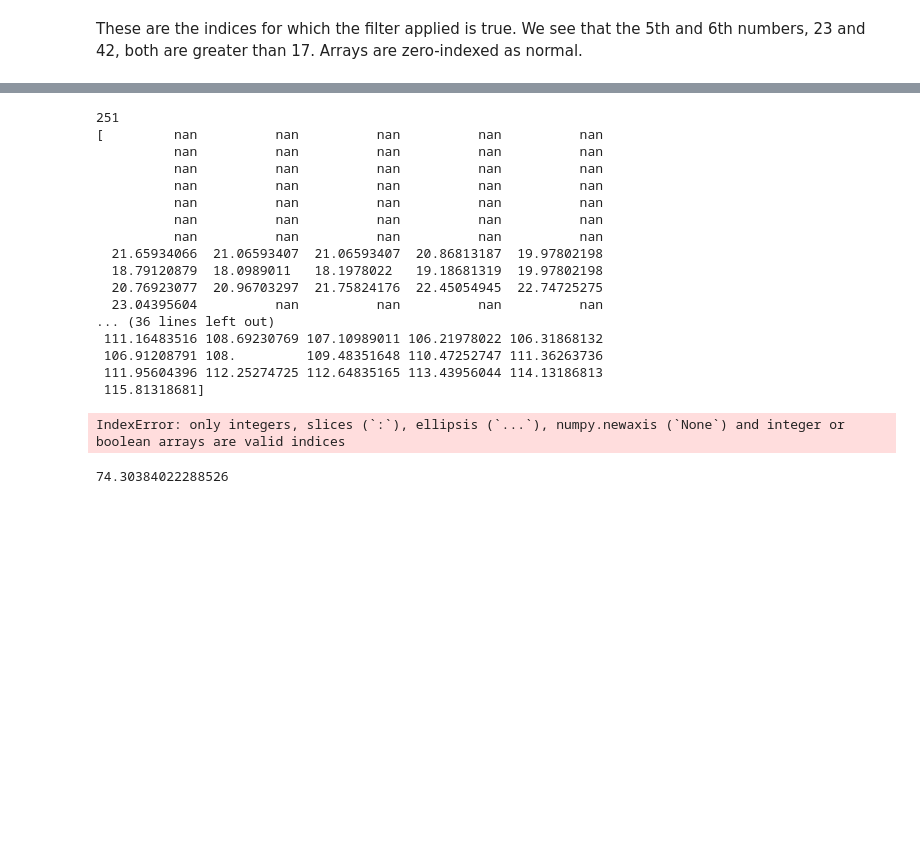
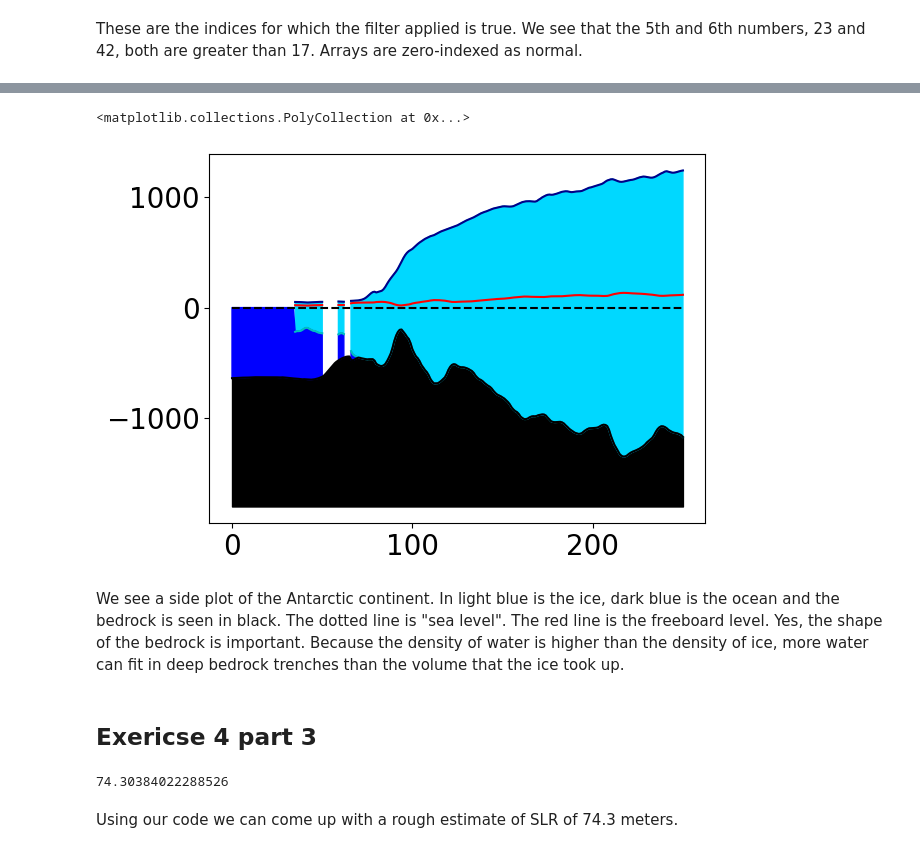
Before and after one commit to Vnormann/MOD510---Project-1, a Jupyter notebook: Project1_group16.ipynb, the cells around one changed output, grey strips where cells are left out. Drawn from its saved outputs; the diff is of its cells as text; code cells hidden in the pictures; blank space fills up the shorter version.

```diff
--- a/Project1_group16.ipynb
+++ b/Project1_group16.ipynb
@@ -536,28 +444,35 @@ bed1d.surface.plot(x='x2')
-# %%
-rho_ice = 0.91
-rho_water = 1.0
-surface  = bed1d.surface.values
-thickness = bed1d.thickness.values
-h = - (surface - thickness)* ((rho_water/rho_ice) -1)
-# %% [output]
-251
-[         nan          nan          nan          nan          nan
-          nan          nan          nan          nan          nan
-          nan          nan          nan          nan          nan
-          nan          nan          nan          nan          nan
-          nan          nan          nan          nan          nan
-          nan          nan          nan          nan          nan
-          nan          nan          nan          nan          nan
-  21.65934066  21.06593407  21.06593407  20.86813187  19.97802198
-  18.79120879  18.0989011   18.1978022   19.18681319  19.97802198
-  20.76923077  20.96703297  21.75824176  22.45054945  22.74725275
-  23.04395604          nan          nan          nan          nan
-... (36 lines left out)
- 111.16483516 108.69230769 107.10989011 106.21978022 106.31868132
- 106.91208791 108.         109.48351648 110.47252747 111.36263736
- 111.95604396 112.25274725 112.64835165 113.43956044 114.13186813
- 115.81318681]
-IndexError: only integers, slices (`:`), ellipsis (`...`), numpy.newaxis (`None`) and integer or boolean arrays are valid indices
+# %%
+rho_ice = 0.91
+rho_water = 1.0
+surface = bed1d.surface.values
+thickness = bed1d.thickness.values
+h = -(surface-thickness) * (rho_water/rho_ice - 1)
+
+plt.figure()
+ax = plt.subplot(111)
+data_length = bed1d.bed.values.shape[0]
+
+ax.plot(bed1d.surface.values, "#008")
+ax.plot(np.zeros(bed1d.bed.values.shape), "--k")
+ax.plot(h, "-r")
+ax.plot(bed1d.surface.values - bed1d.thickness.values, "-c")
+ax.plot(bed1d.bed.values, "-k")
+ax.fill_between(np.arange(data_length), bed1d.bed.values, -1800 * np.ones(data_length), color="k")
+ax.fill_between(np.arange(data_length),
+                bed1d.surface.values,
+                bed1d.surface.values - bed1d.thickness.values,
+                color="#00d8ff")
+ice_bottom = bed1d.surface.values - bed1d.thickness.values
+first_valid_index = np.where(~np.isnan(ice_bottom))[0][0]
+ice_bottom = np.r_[np.zeros(first_valid_index), ice_bottom[first_valid_index:]]
+ax.fill_between(np.arange(data_length), ice_bottom, bed1d.bed.values, color="b")
+# %% [output]
+<matplotlib.collections.PolyCollection at 0x...>
+[figure, added]
+# %% [markdown]
+We see a side plot of the Antarctic continent. In light blue is the ice, dark blue is the ocean and the bedrock is seen in black. The dotted line is "sea level". The red line is the freeboard level. Yes, the shape of the bedrock is important. Because the density of water is higher than the density of ice, more water can fit in deep bedrock trenches than the volume that the ice took up.
+# %% [markdown]
+## Exericse 4 part 3
 # %%
 rho_ice = 0.91
 rho_water = 1.0
@@ -576,3 +491,5 @@ sea_level_rise = h_sum/earth_covered_by_sea
 print(sea_level_rise)
 # %% [output]
 74.30384022288526
+# %% [markdown]
+Using our code we can come up with a rough estimate of SLR of 74.3 meters.
```
Also changed, not shown: parts of 48 cells of this notebook.
